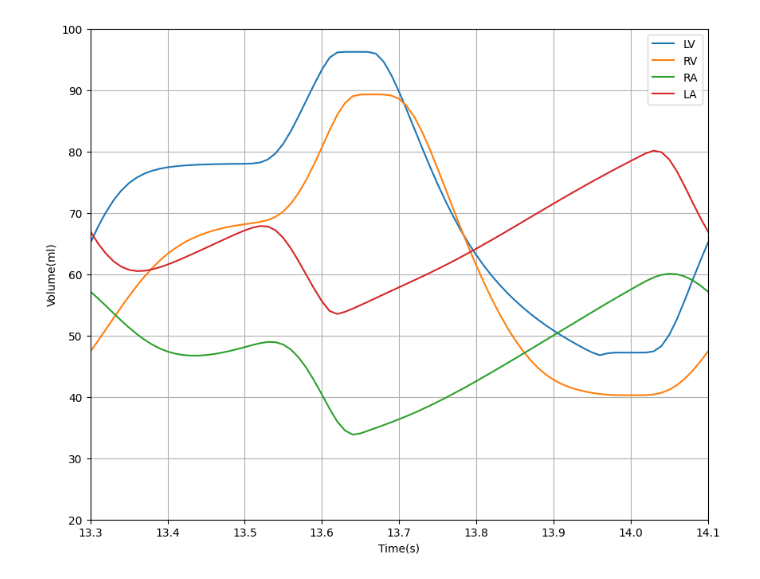
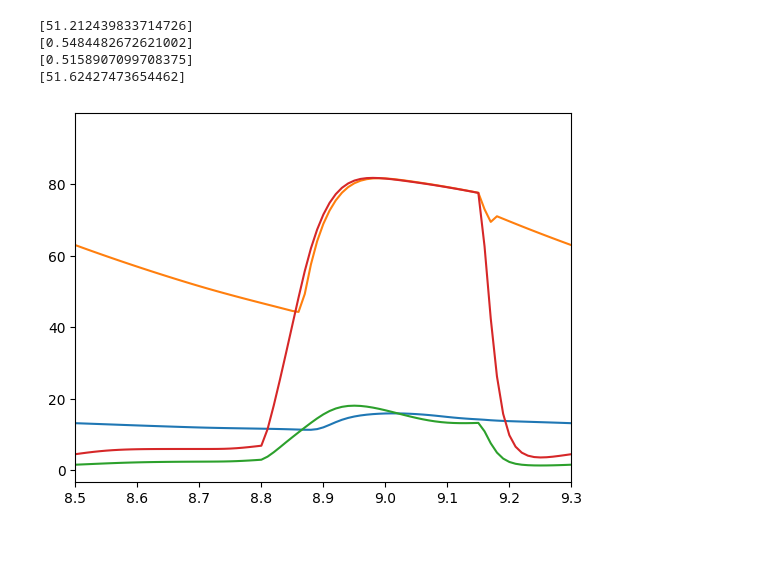
Before and after one commit to ShitingHuang-1/closed_circuit, a Jupyter notebook: resection_sim.ipynb, the cells around one changed output. Drawn from its saved outputs; the diff is of its cells as text; code cells hidden in the pictures; blank space fills up the shorter version.

```diff
--- a/resection_sim.ipynb
+++ b/resection_sim.ipynb
@@ -136,8 +139,10 @@ p_lv_surgery = []
 v_lv_surgery = []
 v_la_surgery = []
 p_ao_surgery = []
+q_av_list = []
+q_pv_list = []
 labels = []
-input_para.append([12.5, 142.5,0.00875])#healthy, Za, R, C
-#input_para.append([17.5, 285,0.004375])
+input_para.append([12.5,142.5,0.00875])#healthy, Za, R, C
+#input_para.append([0.0017, 25, 100])#healthy, Za, R, C
 labels = ['healthy']
 # %%
@@ -262,22 +277,10 @@ plt.show()
-# %%
-labels = ['LV','RV','RA','LA']
-plt.figure(figsize=(10,8))
-for i in range(len(p_ao_surgery)):
-    plt.plot(sol.t, v_lv_surgery[i],label =labels[i])
-    plt.plot(sol.t, v_rv_surgery[i],label =labels[i+1])
-    plt.plot(sol.t, v_ra_surgery[i],label =labels[i+2])
-    plt.plot(sol.t, v_la_surgery[i],label =labels[i+3])
-plt.xlim(13.3,14.1)
-plt.ylim(20,100)
-plt.ylabel('Volume(ml)')
-plt.xlabel('Time(s)')
-plt.legend()
-plt.grid()
-plt.savefig('healthy_condition_volume.svg')
-plt.show()
-# %% [output]
-[figure, removed]
 # %%
 print(sv_rv_surgery)
 print(rvef_surgery)
 print(lvef_surgery)
+print(sv_lv_surgery)
+# %% [output]
+[51.212439833714726]
+[0.5484482672621002]
+[0.5158907099708375]
+[51.62427473654462]
@@ -286,0 +287,9 @@ print(input_para[1])
+# %%
+plt.plot(sol.t, p_pa_surgery[0])
+plt.plot(sol.t, p_ao_surgery[0])
+plt.plot(sol.t, p_rv_surgery[0])
+plt.plot(sol.t, p_lv_surgery[0])
+plt.xlim(8.5,9.3)
+plt.show()
+# %% [output]
+[figure, added]
```
Also changed, not shown: parts of 10 cells of this notebook, 19 other files.
